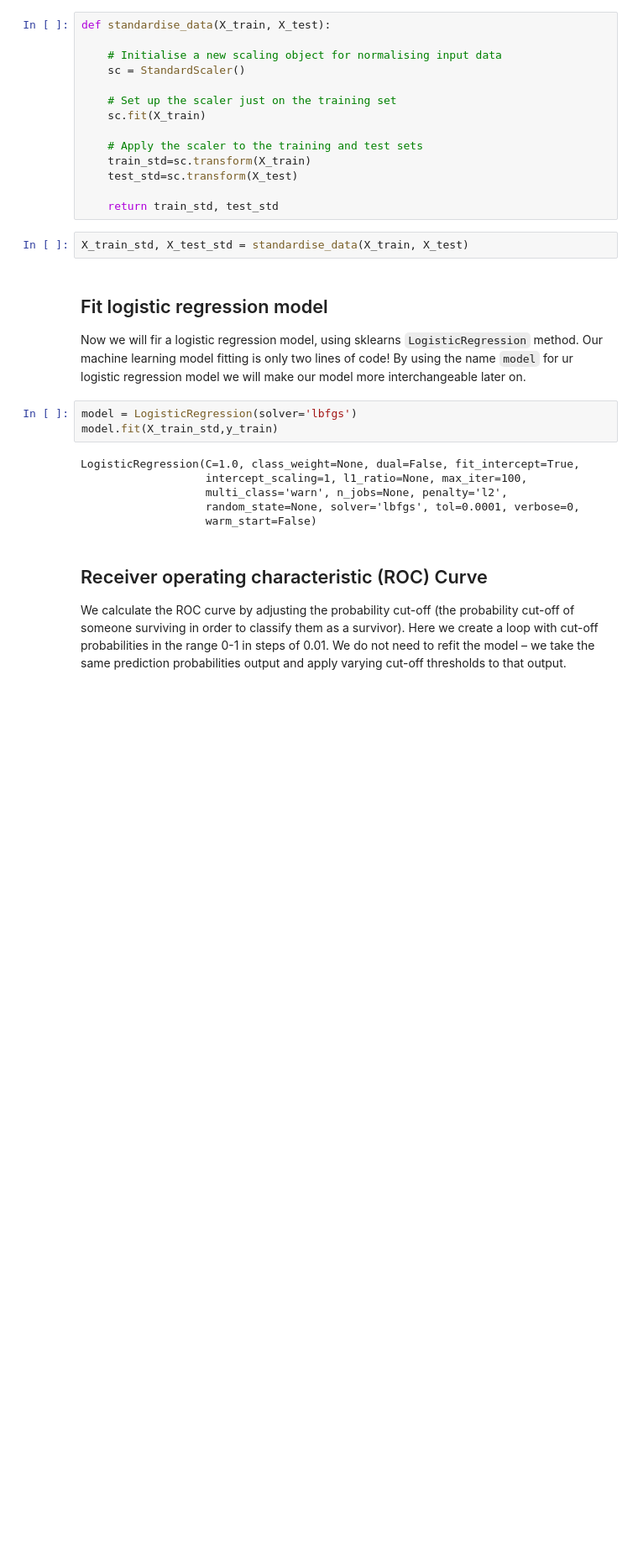
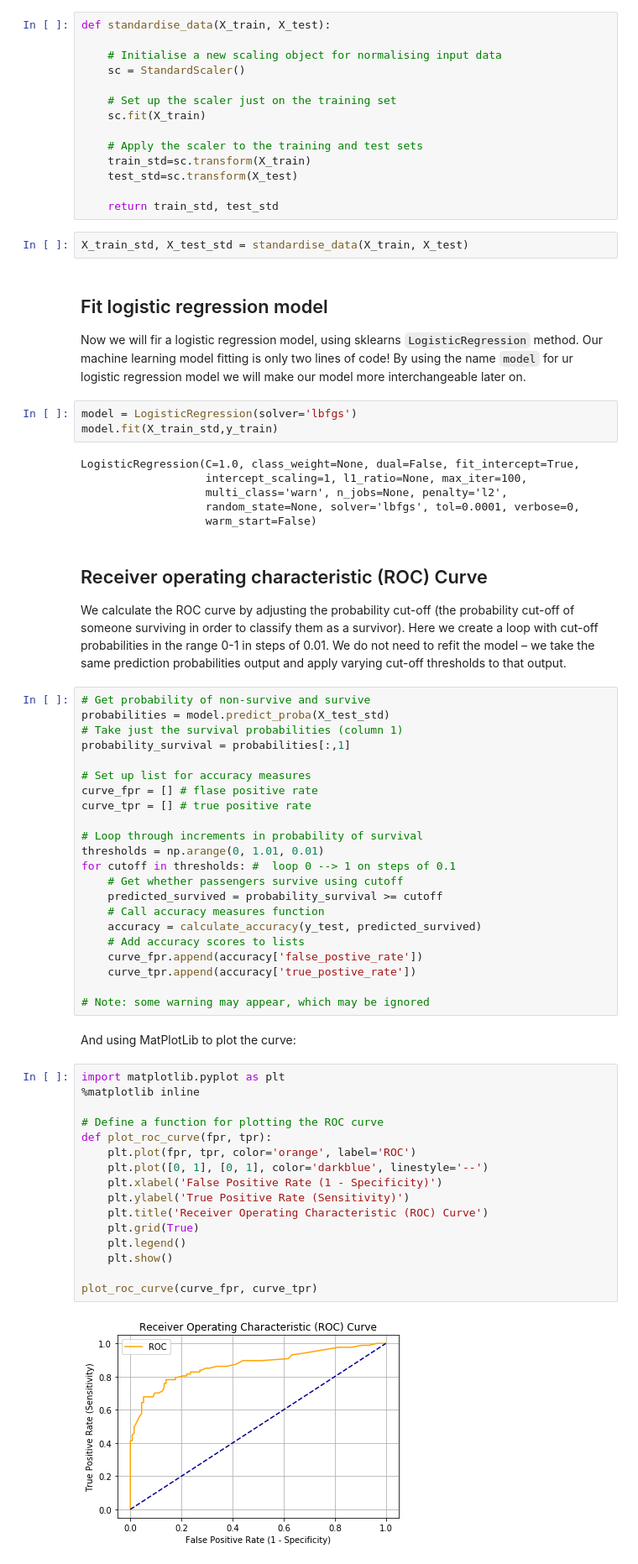
Before and after one commit to MichaelAllen1966/1804_python_healthcare, a Jupyter notebook: titanic/06_roc_sensitivity_specificity.ipynb, the cells around one changed output. Shown at 84% size. Drawn from its saved outputs; the diff is of its cells as text; blank space fills up the shorter version.

```diff
--- a/titanic/06_roc_sensitivity_specificity.ipynb
+++ b/titanic/06_roc_sensitivity_specificity.ipynb
@@ -234,3 +234,45 @@ LogisticRegression(C=1.0, class_weight=None, dual=False, fit_intercept=True,
 ## Receiver operating characteristic (ROC) Curve
 
 We calculate the ROC curve by adjusting the probability cut-off (the probability cut-off of someone surviving in order to classify them as a survivor). Here we create a loop with cut-off probabilities in the range 0-1 in steps of 0.01. We do not need to refit the model – we take the same prediction probabilities output and apply varying cut-off thresholds to that output.
+# %%
+# Get probability of non-survive and survive
+probabilities = model.predict_proba(X_test_std)
+# Take just the survival probabilities (column 1)
+probability_survival = probabilities[:,1]
+
+# Set up list for accuracy measures
+curve_fpr = [] # flase positive rate
+curve_tpr = [] # true positive rate
+
+# Loop through increments in probability of survival
+thresholds = np.arange(0, 1.01, 0.01)
+for cutoff in thresholds: #  loop 0 --> 1 on steps of 0.1
+    # Get whether passengers survive using cutoff
+    predicted_survived = probability_survival >= cutoff
+    # Call accuracy measures function
+    accuracy = calculate_accuracy(y_test, predicted_survived)
+    # Add accuracy scores to lists
+    curve_fpr.append(accuracy['false_postive_rate'])
+    curve_tpr.append(accuracy['true_postive_rate'])
+
+# Note: some warning may appear, which may be ignored
+# %% [markdown]
+And using MatPlotLib to plot the curve:
+# %%
+import matplotlib.pyplot as plt
+%matplotlib inline
+
+# Define a function for plotting the ROC curve
+def plot_roc_curve(fpr, tpr):
+    plt.plot(fpr, tpr, color='orange', label='ROC')
+    plt.plot([0, 1], [0, 1], color='darkblue', linestyle='--')
+    plt.xlabel('False Positive Rate (1 - Specificity)')
+    plt.ylabel('True Positive Rate (Sensitivity)')
+    plt.title('Receiver Operating Characteristic (ROC) Curve')
+    plt.grid(True)
+    plt.legend()
+    plt.show()
+
+plot_roc_curve(curve_fpr, curve_tpr)
+# %% [output]
+[figure, added]
```
Also changed, not shown: parts of 11 cells of this notebook.
